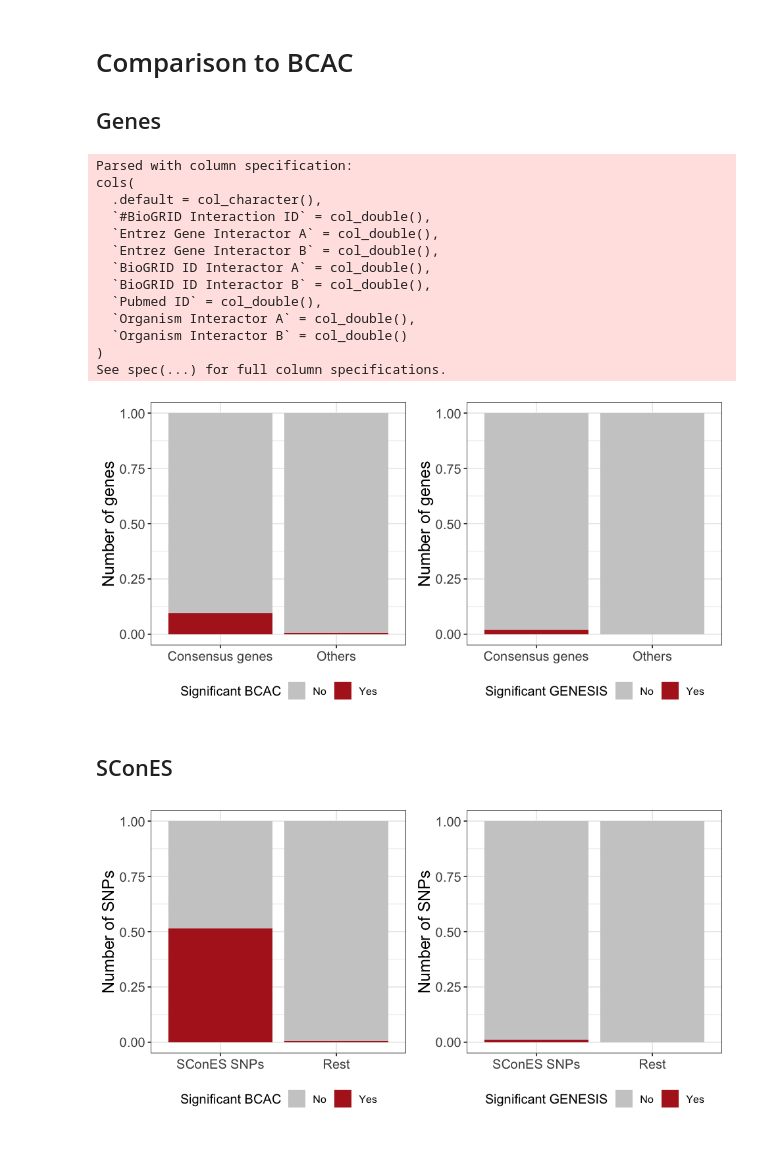
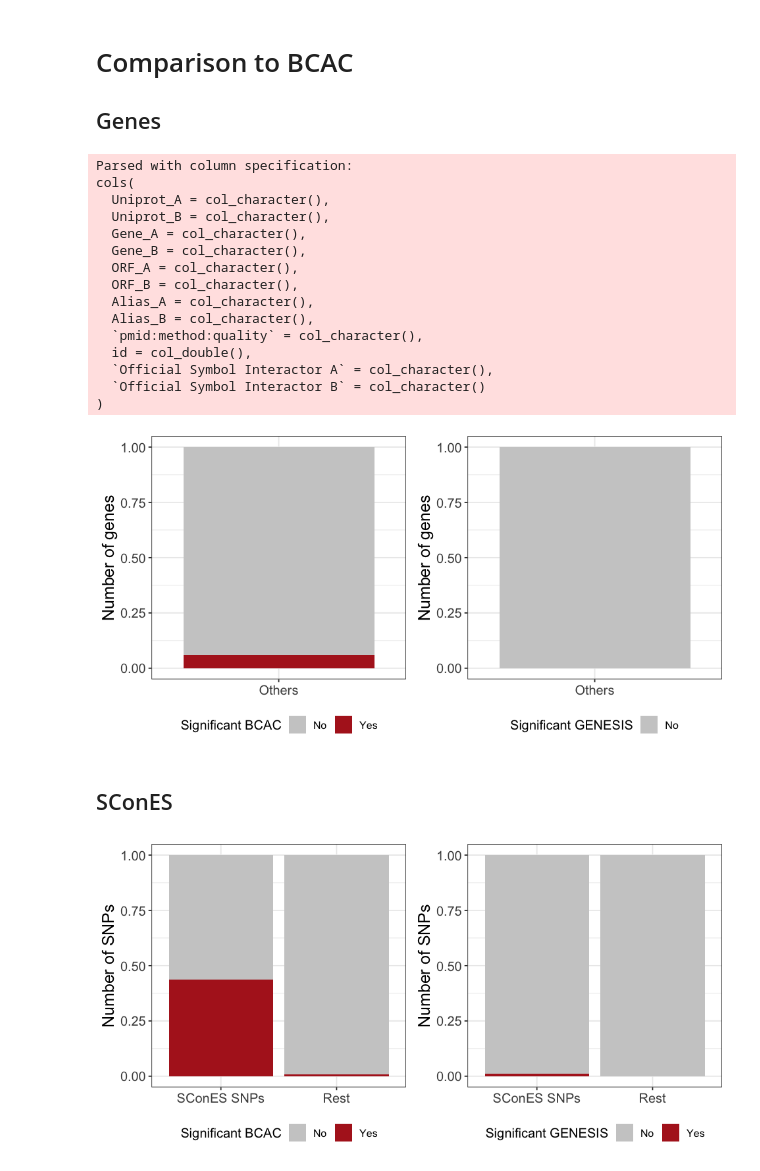
Before and after one commit to hclimente/genewa, a Jupyter notebook: doc/genesis_bcac_comparison.ipynb, the cells around one changed output. Drawn from its saved outputs; the diff is of its cells as text; code cells hidden in the pictures.

```diff
--- a/doc/genesis_bcac_comparison.ipynb
+++ b/doc/genesis_bcac_comparison.ipynb
@@ -2,5 +2,8 @@
 library(cowplot)
 library(tidyverse)
 
+theme_set(theme_cowplot())
+results <- '../results/'
+
 palette_yn <- c('No' = 'gray80', 'Yes' = 'firebrick')
 # %% [output]
@@ -25,6 +26,6 @@ The following object is masked from ‘package:ggplot2’:
 # %%
-genes <- inner_join(read_tsv('scored_genes.vegas.txt', col_types = 'iciddddddcd'),
-           read_tsv('../preprocessing/scored_genes.vegas.txt', col_types = 'iciddddddcd'),
+genes <- inner_join(read_tsv(paste0(results,'bcac/scored_genes.vegas.txt'), col_types = 'iciddddddcd'),
+                    read_tsv(paste0(results,'preprocessing/scored_genes.vegas.txt'), col_types = 'iciddddddcd'),
            by = c("Chr", "Gene", "Start", "Stop"),
            suffix = c('_bcac', '_genesis'))
 
@@ -87,10 +88,10 @@ LD pruning before Bonferroni
 # Comparison to BCAC
 ## Genes
 # %%
-consensus <- read_tsv('../consensus/consensus.tsv', col_types = 'cllllllii')
+consensus <- read_tsv(paste0(results,'consensus/consensus.tsv'), col_types = 'cllllllii')
 
 # use only genes that can be found in the PPIN
-ppi <- read_tsv('../preprocessing/BIOGRID-ORGANISM-Homo_sapiens-3.5.172.tab2.hgnc.txt') %>%
+ppi <- read_tsv(paste0(results,'preprocessing/hint.ht_complex.hgnc.pseudo.tab2')) %>%
     rename(gene_a = `Official Symbol Interactor A`,
            gene_b = `Official Symbol Interactor B`)
 genes_in_ppi <- c(ppi$gene_a, ppi$gene_b)
@@ -102,48 +103,50 @@ genes_bcac <- genes %>%
     ggplot(aes(x = selected, fill = sign_bcac)) +
         geom_bar(position = 'fill') +
         labs(fill = 'Significant BCAC', y = 'Number of genes') +
         theme_bw() +
         theme(legend.position = 'bottom',
               axis.text = element_text(size = 12),
               axis.title = element_text(size = 15),
               axis.title.x = element_blank(),
               text = element_text(size = 12)) +
         scale_fill_manual(values = palette_yn)
 
 genes_genesis <- genes %>%
     filter(Gene %in% genes_in_ppi) %>%
     mutate(selected = ifelse(Gene %in% consensus$name, 'Consensus genes', 'Others')) %>%
     ggplot(aes(x = selected, fill = sign_genesis)) +
         geom_bar(position = 'fill') +
         labs(fill = 'Significant GENESIS', y = 'Number of genes') +
         theme_bw() +
         theme(legend.position = 'bottom',
               axis.text = element_text(size = 12),
               axis.title = element_text(size = 15),
               axis.title.x = element_blank(),
               text = element_text(size = 12)) +
         scale_fill_manual(values = palette_yn)
 
 plot_grid(genes_bcac, genes_genesis)
 # %% [output]
 Parsed with column specification:
 cols(
-  .default = col_character(),
-  `#BioGRID Interaction ID` = col_double(),
-  `Entrez Gene Interactor A` = col_double(),
-  `Entrez Gene Interactor B` = col_double(),
-  `BioGRID ID Interactor A` = col_double(),
-  `BioGRID ID Interactor B` = col_double(),
-  `Pubmed ID` = col_double(),
-  `Organism Interactor A` = col_double(),
-  `Organism Interactor B` = col_double()
+  Uniprot_A = col_character(),
+  Uniprot_B = col_character(),
+  Gene_A = col_character(),
+  Gene_B = col_character(),
+  ORF_A = col_character(),
+  ORF_B = col_character(),
+  Alias_A = col_character(),
+  Alias_B = col_character(),
+  `pmid:method:quality` = col_character(),
+  id = col_double(),
+  `Official Symbol Interactor A` = col_character(),
+  `Official Symbol Interactor B` = col_character()
 )
-See spec(...) for full column specifications.
-[figure, old version]
+[figure, new version]
 # %% [markdown]
 ## SConES
 # %%
-gm <- read_tsv("../scones/cones_gm.tsv", col_types = "ciiiccdli") %>%
+gm <- read_tsv(paste0(results,'scones/cones_gm.tsv'), col_types = "ciiiccdli") %>%
     filter(selected) %>%
     .$snp
 
@@ -178,4 +181,4 @@ snps_genesis <- snps %>%
 
 plot_grid(snps_bcac, snps_genesis)
 # %% [output]
-[figure, old version]
+[figure, new version]
```
Also changed, not shown: parts of 3 cells of this notebook, 8 other files.
